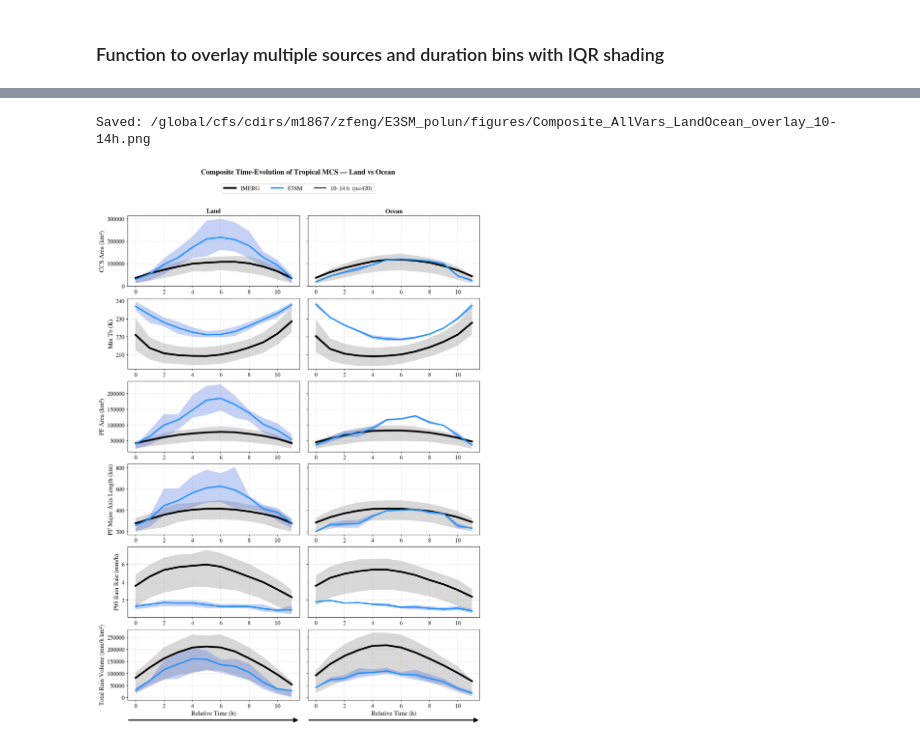
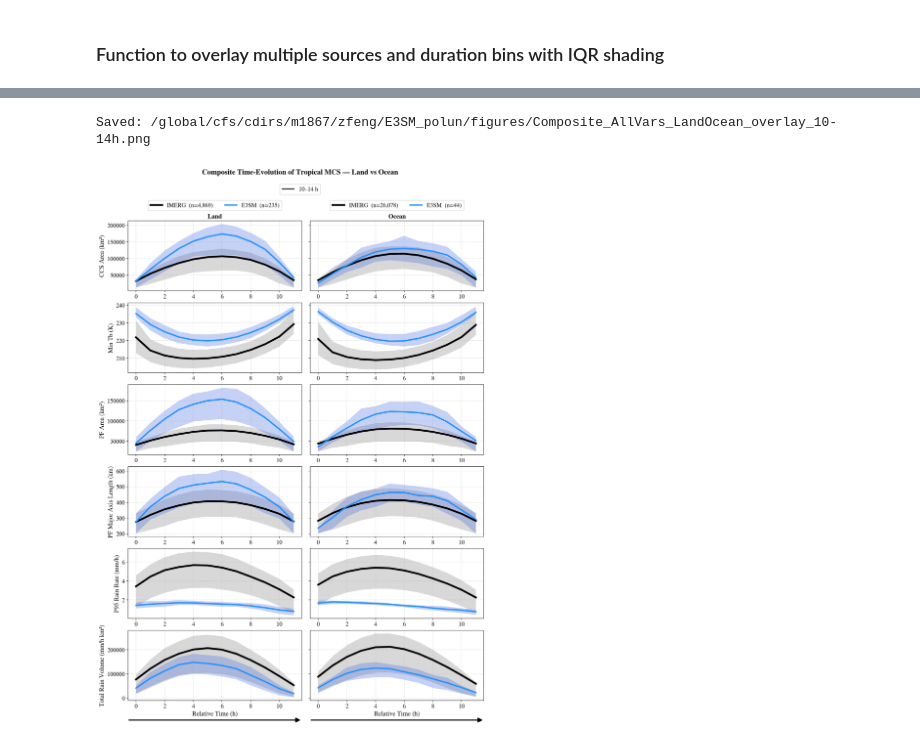
Before and after one commit to WACCEM/E3SM_MCS, a Jupyter notebook: Notebooks/plot_tropical_mcs_trackstats_land_ocean.ipynb, the cells around one changed output, grey strips where cells are left out. Drawn from its saved outputs; the diff is of its cells as text; code cells hidden in the pictures.

```diff
--- a/Notebooks/plot_tropical_mcs_trackstats_land_ocean.ipynb
+++ b/Notebooks/plot_tropical_mcs_trackstats_land_ocean.ipynb
@@ -75,14 +75,14 @@ SOURCES = {
         combined_dir = '/pscratch/sd/f/feng045/E3SM_polun/OBS/stats',
         region       = REGION,
         start_year   = 2007,   # ← edit to change range (re-run script if changed)
-        end_year     = 2007,
+        end_year     = 2017,
     ),
     'ne30ctl': dict(
         label        = 'E3SM',
         combined_dir = '/pscratch/sd/f/feng045/E3SM_polun/E3SM_CTL/stats',
         region       = REGION,
         start_year   = 2001,   # ← edit to change range (re-run script if changed)
-        end_year     = 2001,
+        end_year     = 2011,
     ),
     # 'ne256ctl': dict(
     #     label        = 'SCREAMne256-CTL',
@@ -1826,33 +1865,33 @@ for var in var_list_lo:
 # Remove spaces from duration bin key for use in filename; e.g. '10–14 h' → '10–14h'
 duration_key = list(overlay_bin_styles.keys())[0]
 duration_key_nospace = "".join(duration_key.split())
 duration_key_filename = duration_key_nospace.replace("\u2013", "-")
 
 figname_lo = f'{figdir_out}Composite_AllVars_LandOcean_overlay_{duration_key_filename}.png'
 fig_lo, axes_lo = plot_composite_evolution_shading(
     combined_lo,
     panel_order   = panel_order_lo,
     source_styles = overlay_source_styles,
     nrow          = len(var_list_lo),
     ncol          = len(surfaces_lo),
     bin_styles    = overlay_bin_styles,
     shading       = overlay_shading,
     # shading       = None,
     stat          = 'mean',
     figsize       = (7 * len(surfaces_lo), 3 * len(var_list_lo)),
     hspace        = 0.17,
     wspace        = 0.05,
     dpi           = 150,
     fontsize      = 14,
     xlabel        = 'Relative Time (h)',
     ylabel        = ylabels_lo,
     titles        = panel_titles_lo,
     suptitle      = 'Composite Time-Evolution of Tropical MCS — Land vs Ocean',
-    suptitle_y    = 1.02,
-    legend_ncols  = 3,
+    suptitle_y    = 1.01,
+    legend_ncols  = 2,
     arrow_y       = -0.28,
     figname       = figname_lo,
 )
 # %% [output]
 Saved: /global/cfs/cdirs/m1867/zfeng/E3SM_polun/figures/Composite_AllVars_LandOcean_overlay_10-14h.png
-[figure, old version]
+[figure, new version]
```
Also changed, not shown: parts of 12 cells of this notebook, 4 other files.
